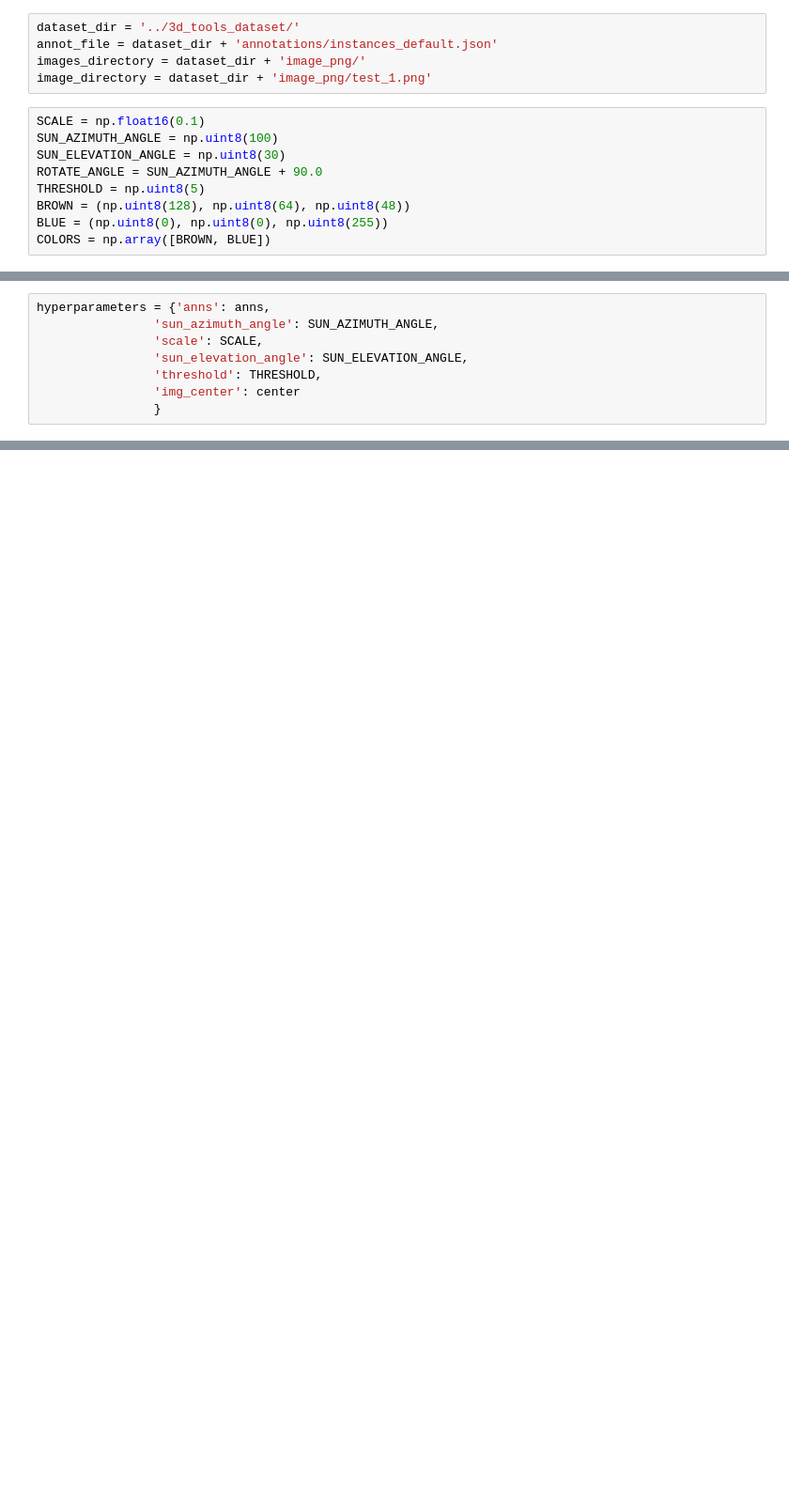
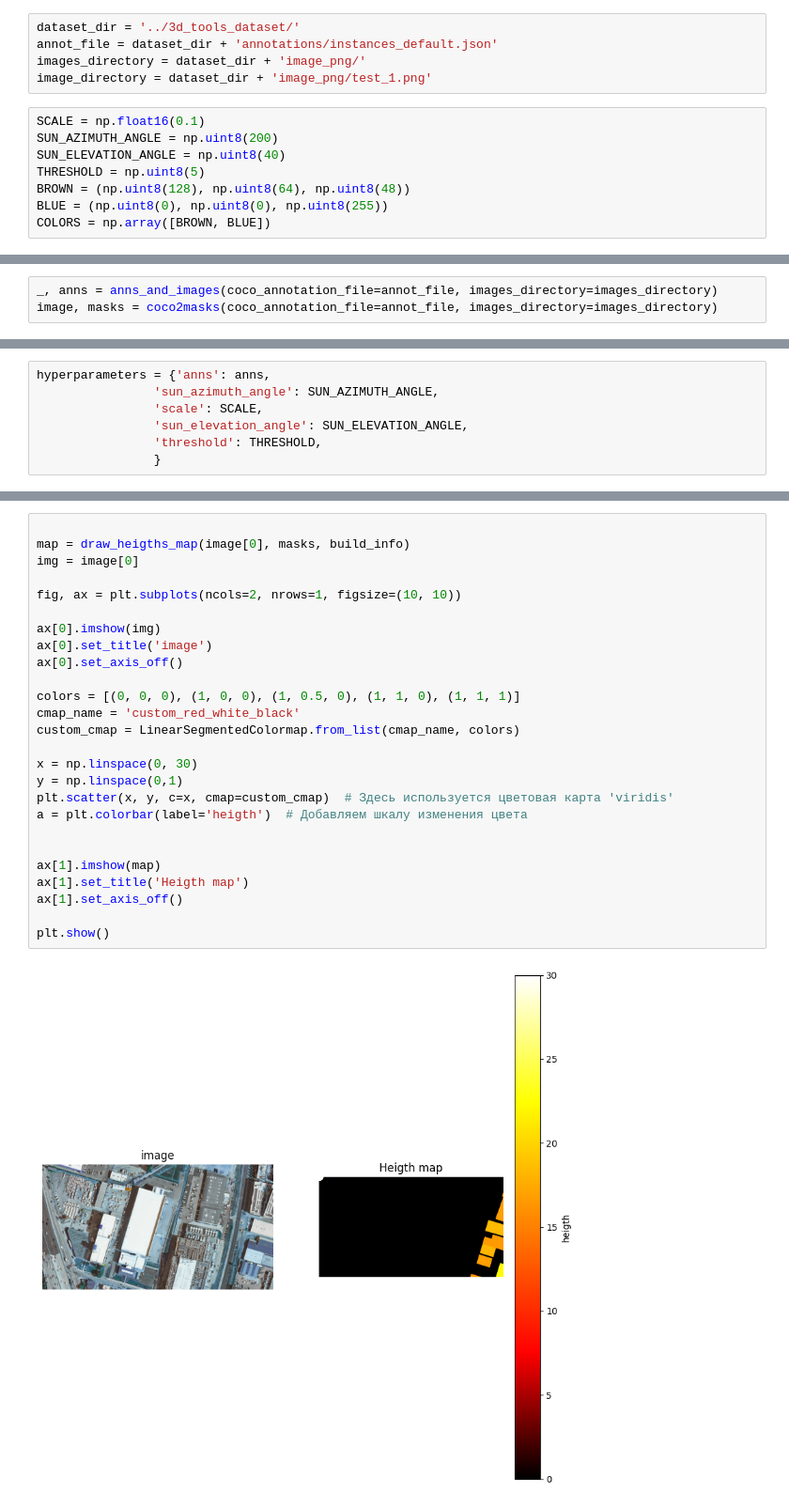
Before and after one commit to Sidyaniv/shadow-based-height-estimator, a Jupyter notebook: EDA.ipynb, the cells around one changed output, grey strips where cells are left out. Shown at 94% size. Cells and saved outputs as stored; diff of their text form; blank space fills up the shorter version.

```diff
--- a/EDA.ipynb
+++ b/EDA.ipynb
@@ -29,9 +28,8 @@ images_directory = dataset_dir + 'image_png/'
 image_directory = dataset_dir + 'image_png/test_1.png'
 # %%
 SCALE = np.float16(0.1)
-SUN_AZIMUTH_ANGLE = np.uint8(100)
-SUN_ELEVATION_ANGLE = np.uint8(30)
-ROTATE_ANGLE = SUN_AZIMUTH_ANGLE + 90.0
+SUN_AZIMUTH_ANGLE = np.uint8(200)
+SUN_ELEVATION_ANGLE = np.uint8(40)
 THRESHOLD = np.uint8(5)
 BROWN = (np.uint8(128), np.uint8(64), np.uint8(48))
 BLUE = (np.uint8(0), np.uint8(0), np.uint8(255))
@@ -74,0 +37,3 @@ index created!
+# %%
+_, anns = anns_and_images(coco_annotation_file=annot_file, images_directory=images_directory)
+image, masks = coco2masks(coco_annotation_file=annot_file, images_directory=images_directory)
@@ -78,5 +75,4 @@ hyperparameters = {'anns': anns,
                 'scale': SCALE,
                 'sun_elevation_angle': SUN_ELEVATION_ANGLE,
                 'threshold': THRESHOLD,
-                'img_center': center
                 }
@@ -87,0 +91,28 @@ print(build_info)
+# %%
+
+map = draw_heigths_map(image[0], masks, build_info)
+img = image[0]
+
+fig, ax = plt.subplots(ncols=2, nrows=1, figsize=(10, 10))
+
+ax[0].imshow(img)
+ax[0].set_title('image')
+ax[0].set_axis_off()
+
+colors = [(0, 0, 0), (1, 0, 0), (1, 0.5, 0), (1, 1, 0), (1, 1, 1)]
+cmap_name = 'custom_red_white_black'
+custom_cmap = LinearSegmentedColormap.from_list(cmap_name, colors)
+
+x = np.linspace(0, 30)
+y = np.linspace(0,1)
+plt.scatter(x, y, c=x, cmap=custom_cmap)  # Здесь используется цветовая карта 'viridis'
+a = plt.colorbar(label='heigth')  # Добавляем шкалу изменения цвета
+
+
+ax[1].imshow(map)
+ax[1].set_title('Heigth map')
+ax[1].set_axis_off()
+
+plt.show()
+# %% [output]
+[figure, added]
```
Also changed, not shown: parts of 7 cells of this notebook, 6 other files.
